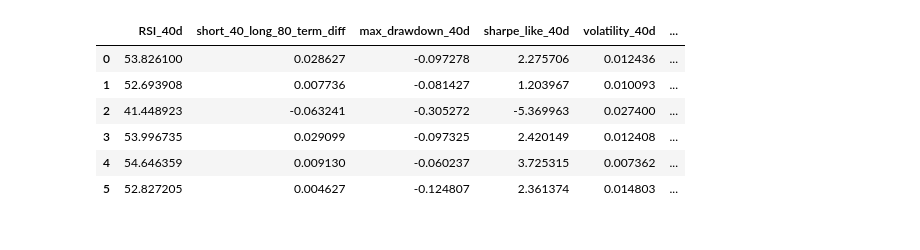
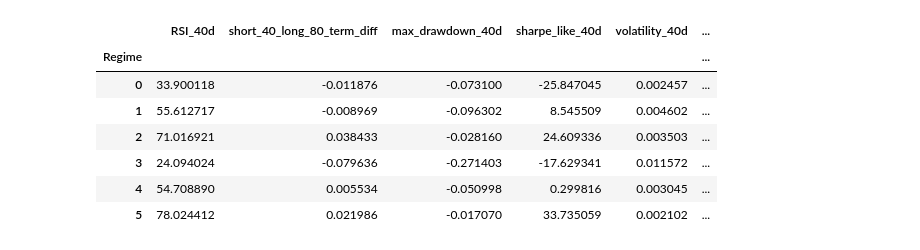
Before and after one commit to sarthakpadhi/marketRegime, a Jupyter notebook: macro-regime.ipynb, the cells around one changed output. Cells and saved outputs as stored; diff of their text form; code cells hidden in the pictures.

```diff
--- a/macro-regime.ipynb
+++ b/macro-regime.ipynb
@@ -7,8 +7,8 @@ df_nifty = pd.read_csv('NIFTY.csv')
 df_vix = pd.read_csv('VIX.csv')
 # %%
 
-df_nifty["Date"] = pd.to_datetime(df_nifty["Date"])
-df_vix["Date"] = pd.to_datetime(df_vix["Date"])
+df_nifty["Date"] = pd.to_datetime(df_nifty["Date"], dayfirst=True)  # NIFTY.csv is DD/MM/YY
+df_vix["Date"] = pd.to_datetime(df_vix["Date"], dayfirst=False)  # VIX.csv is MM/DD/YY
 
 df_nifty.set_index("Date", inplace=True)
 df_nifty.sort_values("Date", inplace=True)
@@ -272,12 +330,12 @@ clf = RegimeClassifier()
 params = {
     "n_components": 6,
     "covariance_type": "full",
-    "n_iter": 50,
+    "n_iter": 200,
     "tol": 1e-4,
     "verbose": True,
     "random_state": 42,
 }
 
-model, regimes = clf.get_regimes_hmm(mfe.final_df.drop(columns=['Close']), params)
+model, regimes = clf.get_regimes_hmm(mfe.hmm_input, params, n_init=10)
 mfe.final_df["Regime"] = regimes
 # %% [output]
@@ -301,14 +401,15 @@ mfe.final_df["Regime"] = regimes
 # %%
-centres = pd.DataFrame(mfe.scaler.inverse_transform(clf.get_cluster_centres(model)), columns=mfe.final_df.drop(columns=['Close', 'Regime']).columns)
+centres = mfe.final_df.drop(columns=["Close"]).groupby("Regime").mean()
 centres
 # %% [output]
 |  | RSI_40d | short_40_long_80_term_diff | max_drawdown_40d | sharpe_like_40d | volatility_40d | ... |
-| 0 | 53.826100 | 0.028627 | -0.097278 | 2.275706 | 0.012436 | ... |
-| 1 | 52.693908 | 0.007736 | -0.081427 | 1.203967 | 0.010093 | ... |
-| 2 | 41.448923 | -0.063241 | -0.305272 | -5.369963 | 0.027400 | ... |
-| 3 | 53.996735 | 0.029099 | -0.097325 | 2.420149 | 0.012408 | ... |
-| 4 | 54.646359 | 0.009130 | -0.060237 | 3.725315 | 0.007362 | ... |
-| 5 | 52.827205 | 0.004627 | -0.124807 | 2.361374 | 0.014803 | ... |
+| Regime |  |  |  |  |  | ... |
+| 0 | 33.900118 | -0.011876 | -0.073100 | -25.847045 | 0.002457 | ... |
+| 1 | 55.612717 | -0.008969 | -0.096302 | 8.545509 | 0.004602 | ... |
+| 2 | 71.016921 | 0.038433 | -0.028160 | 24.609336 | 0.003503 | ... |
+| 3 | 24.094024 | -0.079636 | -0.271403 | -17.629341 | 0.011572 | ... |
+| 4 | 54.708890 | 0.005534 | -0.050998 | 0.299816 | 0.003045 | ... |
+| 5 | 78.024412 | 0.021986 | -0.017070 | 33.735059 | 0.002102 | ... |
 # %%
 print(centres)
 # %% [output]
```
Also changed, not shown: parts of 16 cells of this notebook, 9 other files.
